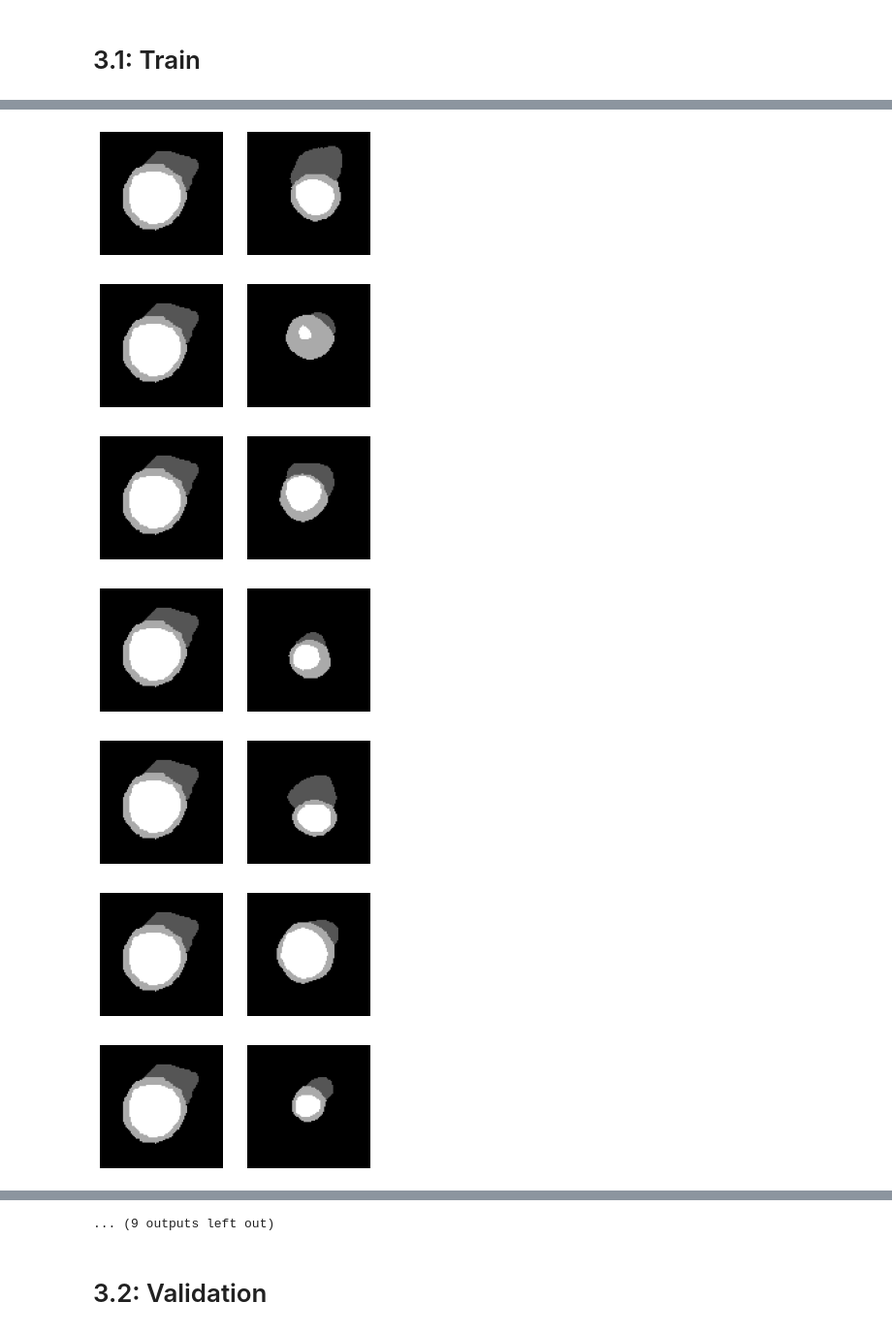
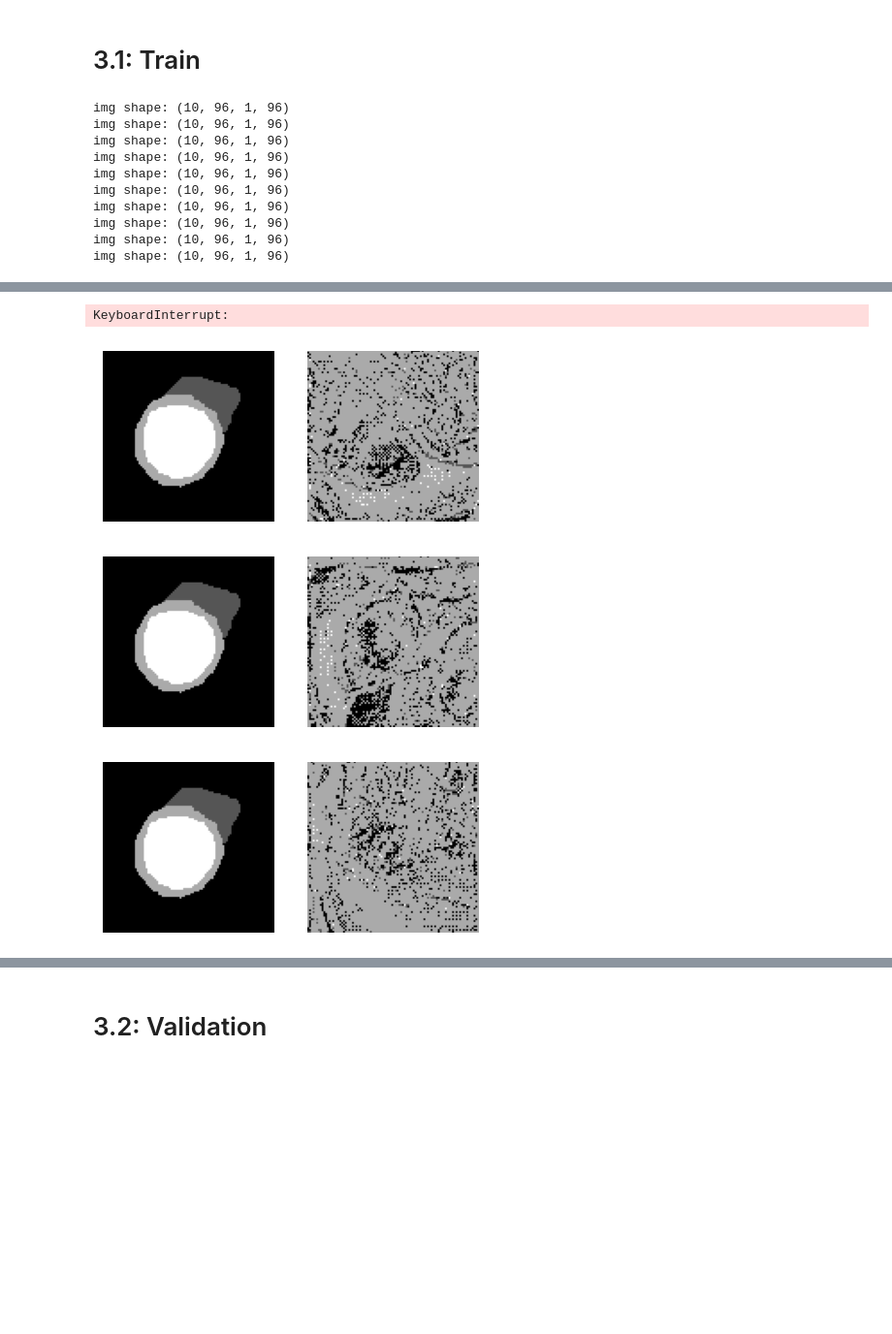
Before and after one commit to eddie8615/Neural-Computation-at-UoB, a Jupyter notebook: cwk2/CW2/coursework2-v2.ipynb, the cells around one changed output, grey strips where cells are left out. Shown at 97% size. Saved outputs shown, nothing was run; the diff lists cells and outputs as text; code cells hidden in the pictures; blank space fills up the shorter version.

Commit message:
Implemented unet

```diff
--- a/cwk2/CW2/coursework2-v2.ipynb
+++ b/cwk2/CW2/coursework2-v2.ipynb
@@ -361,7 +337,24 @@ class DiceLoss(nn.Module):
 # Use Cross Entropy as the loss function, and Adam as optimizer
 
 criterion = nn.CrossEntropyLoss().to(device)
-optimizer = optim.Adam(fcn.parameters(), lr=learning_rate, weight_decay=weight_decay)
+optimizer = optim.Adam(unet.parameters(), lr=learning_rate, weight_decay=weight_decay)
+# %%
+for i, sample in enumerate(training_data_loader):
+    img, mask = sample
+    img = Variable(img.unsqueeze(1).to(device))
+    mask = Variable(mask.to(device))
+    print('img shape:', mask.squeeze().unsqueeze(2).numpy().shape)
+# %% [output]
+img shape: (10, 96, 1, 96)
+img shape: (10, 96, 1, 96)
+img shape: (10, 96, 1, 96)
+img shape: (10, 96, 1, 96)
+img shape: (10, 96, 1, 96)
+img shape: (10, 96, 1, 96)
+img shape: (10, 96, 1, 96)
+img shape: (10, 96, 1, 96)
+img shape: (10, 96, 1, 96)
+img shape: (10, 96, 1, 96)
 # %%
 # define the train method
 
@@ -395,6 +388,7 @@ def train(model, load_pretrained=False, pretrained=None):
             img = Variable(img.unsqueeze(1).to(device))
             mask = Variable(mask.to(device))
 
+            img = img/ 255
             pred_mask = net(img)
             pred_mask = F.log_softmax(pred_mask, dim=1)
             mask = mask.to(device=device, dtype=torch.int64)
@@ -409,6 +403,10 @@ def train(model, load_pretrained=False, pretrained=None):
             mask_image = torch.argmax(pred_mask.squeeze(), dim=1)
             mask_acc = mask.squeeze().unsqueeze(2).numpy()
             mask_image_acc = mask_image.unsqueeze(2).numpy()
+            if iteration == 0:
+                print('mask_img_shape', mask_image.shape)
+                print('mask_acc', mask_acc.shape)
+                print('mask_image_acc', mask_image_acc.shape)
 
 
 #             if mask_acc.shape == (batch_size, 96, 1, 96) and mask_image_acc.shape == (batch_size, 96, 1, 96):
@@ -427,8 +425,8 @@ def train(model, load_pretrained=False, pretrained=None):
     t.save(net.state_dict(), '{}.pth'.format('exp'))
 # %%
 if __name__ == "__main__":
-#      train(fcn, True, 'checkpoint.pth')
-    train(fcn, True, 'exp.pth')
+     train(unet, False, 'checkpoint.pth')
+#     train(unet, False, None)
 # %% [output]
 cpu
 Epoch is [1/20]
@@ -450,7 +448,4 @@ accuracy:  0.93575924
+KeyboardInterrupt:
-[figure, old version]
+[figure, new version]
-[figure, old version]
+[figure, new version]
-[figure, old version]
+[figure, new version]
-[figure, removed]
-[figure, removed]
-[figure, removed]
-[figure, removed]
@@ -461,4 +452,3 @@ accuracy:  0.93575924
-... (9 outputs left out)
 # %% [markdown]
 # 3.2:  Validation
 # %%
```
Also changed, not shown: parts of 10 cells of this notebook.
